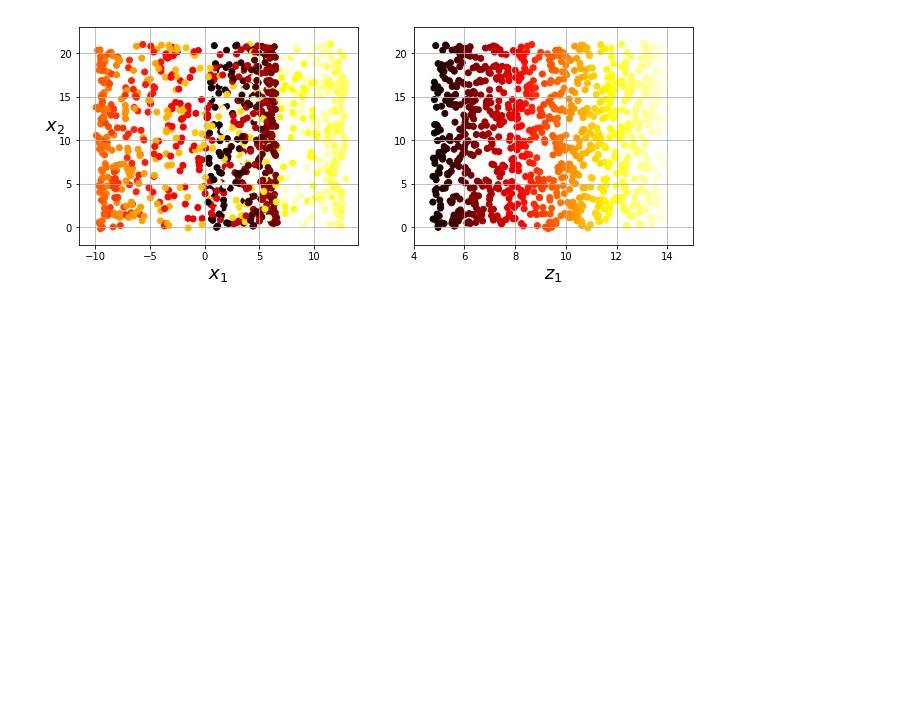
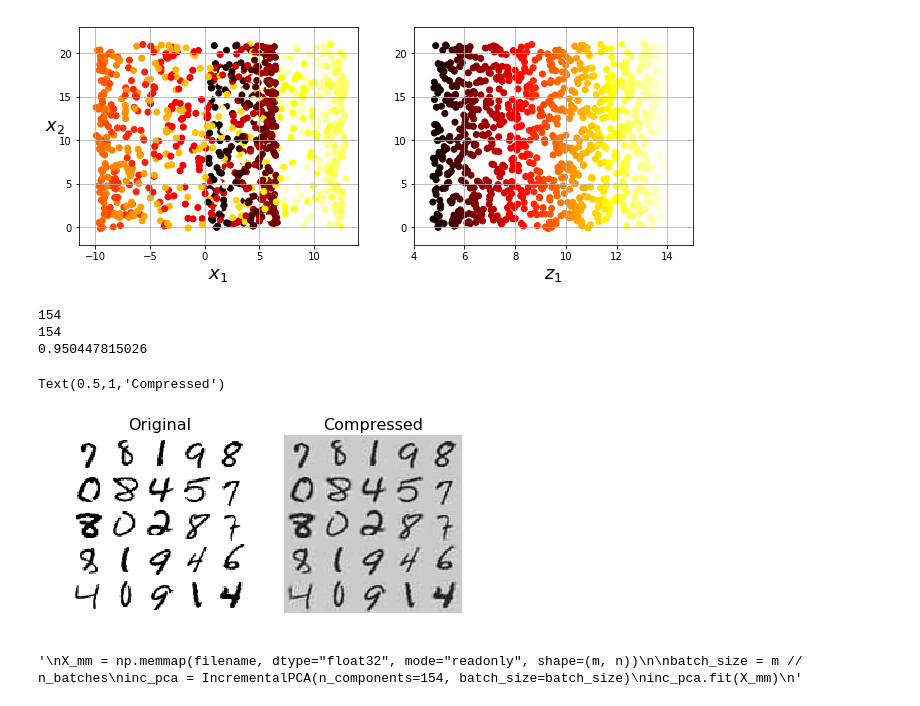
Before and after one commit to mmicatka/ml_book, a Jupyter notebook: Chapter 8 - Dimensionality Reduction.ipynb, the cells around one changed output. Saved outputs shown, nothing was run; the diff lists cells and outputs as text; code cells hidden in the pictures; blank space fills up the shorter version.

```diff
--- a/Chapter 8 - Dimensionality Reduction.ipynb
+++ b/Chapter 8 - Dimensionality Reduction.ipynb
@@ -72,0 +113,49 @@ X2D = pca.fit_transform(X)
+# %%
+pca = PCA()
+pca.fit(X_train)
+cum_sum = np.cumsum(pca.explained_variance_ratio_)
+d = np.argmax(cum_sum >= 0.95) + 1
+
+print(d)
+
+pca = PCA(n_components=0.95)
+X_reduced = pca.fit_transform(X_train)
+
+print(pca.n_components_)
+
+print(np.sum(pca.explained_variance_ratio_))
+# %% [output]
+154
+154
+0.950447815026
+# %%
+pca = PCA(n_components = 154)
+X_reduced = pca.fit_transform(X_train)
+X_recovered = pca.inverse_transform(X_reduced)
+# %%
+
+def plot_digits(instances, images_per_row=5, **options):
+    size = 28
+    images_per_row = min(len(instances), images_per_row)
+    images = [instance.reshape(size,size) for instance in instances]
+    n_rows = (len(instances) - 1) // images_per_row + 1
+    row_images = []
+    n_empty = n_rows * images_per_row - len(instances)
+    images.append(np.zeros((size, size * n_empty)))
+    for row in range(n_rows):
+        rimages = images[row * images_per_row : (row + 1) * images_per_row]
+        row_images.append(np.concatenate(rimages, axis=1))
+    image = np.concatenate(row_images, axis=0)
+    plt.imshow(image, cmap = matplotlib.cm.binary, **options)
+    plt.axis("off")
+# %%
+plt.figure(figsize=(7, 4))
+plt.subplot(121)
+plot_digits(X_train[::2100])
+plt.title("Original", fontsize=16)
+plt.subplot(122)
+plot_digits(X_recovered[::2100])
+plt.title("Compressed", fontsize=16)
+# %% [output]
+Text(0.5,1,'Compressed')
+[figure, added]
@@ -72,0 +164,20 @@ X2D = pca.fit_transform(X)
+# %%
+from sklearn.decomposition import IncrementalPCA
+
+n_batches = 100
+inc_pca = IncrementalPCA(n_components=154)
+for X_batch in np.array_split(X_train, n_batches):
+    inc_pca.partial_fit(X_batch)
+
+X_reduced = inc_pca.transform(X_train)
+
+# Memmap example
+'''
+X_mm = np.memmap(filename, dtype="float32", mode="readonly", shape=(m, n))
+
+batch_size = m // n_batches
+inc_pca = IncrementalPCA(n_components=154, batch_size=batch_size)
+inc_pca.fit(X_mm)
+'''
+# %% [output]
+'\nX_mm = np.memmap(filename, dtype="float32", mode="readonly", shape=(m, n))\n\nbatch_size = m // n_batches\ninc_pca = IncrementalPCA(n_components=154, batch_size=batch_size)\ninc_pca.fit(X_mm)\n'
```
Also changed, not shown: parts of 16 cells of this notebook.
